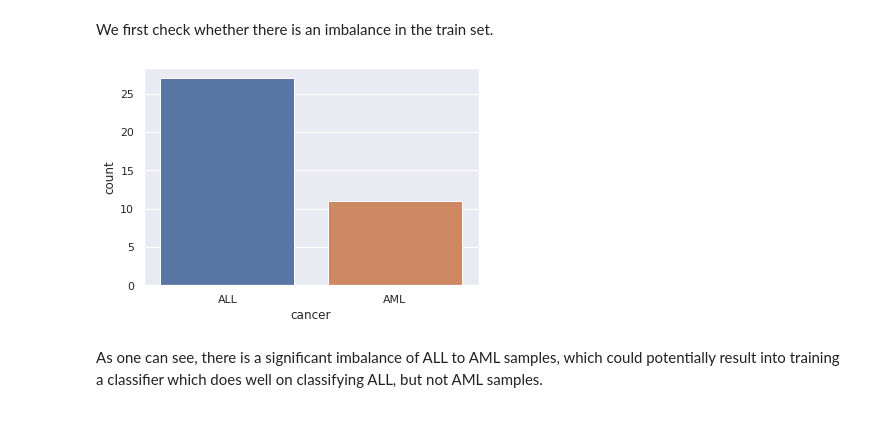
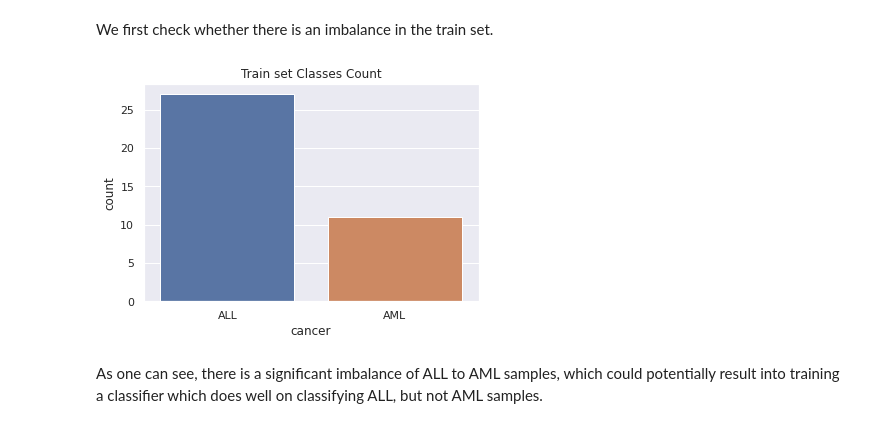
Before and after one commit to rainbowmiha/Acute-Lymphoblastic-and-Acute-Myeloid-Leukemia-Classifier, a Jupyter notebook: ALL_AML_Classification.ipynb, the cells around one changed output. Saved outputs shown, nothing was run; the diff lists cells and outputs as text; code cells hidden in the pictures.

```diff
--- a/ALL_AML_Classification.ipynb
+++ b/ALL_AML_Classification.ipynb
@@ -183,9 +190,9 @@ We first check whether there is an imbalance in the train set.
 # %%
 # check numbers of samples in both conditions (ALL and AML), to see if they are balanced
 sns.set_theme(style="darkgrid")
-ax = sns.countplot(x="cancer", data=train_labels, order = ["ALL", "AML"])
+ax = sns.countplot(x="cancer", data=train_labels, order = ["ALL", "AML"]).set_title("Train set Classes Count")
 # %% [output]
-[figure, old version]
+[figure, new version]
 # %% [markdown]
 As one can see, there is a significant imbalance of ALL to AML samples, which could potentially result into training a classifier which does well on classifying ALL, but not AML samples.
 # %% [markdown]
```
Also changed, not shown: parts of 4 cells of this notebook.
